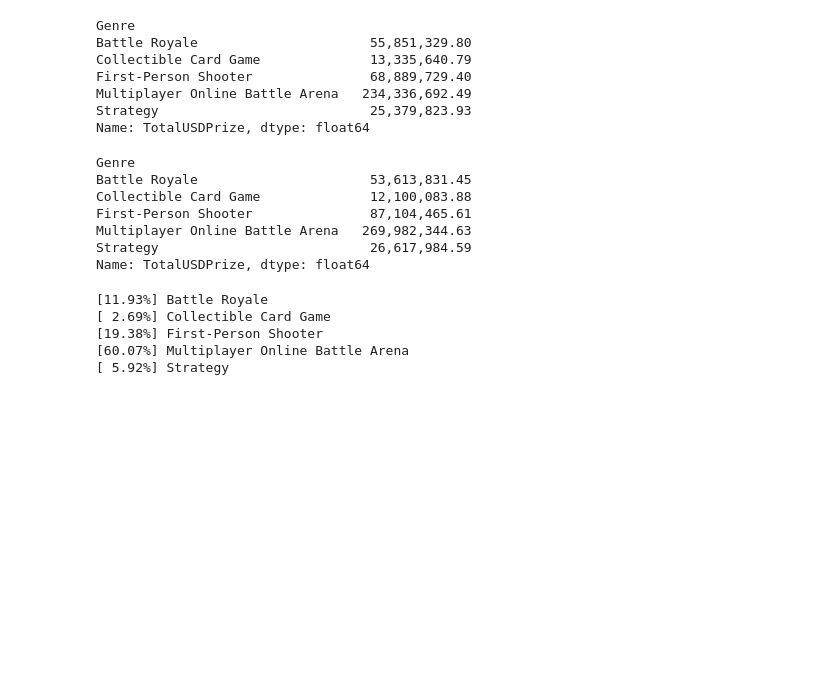
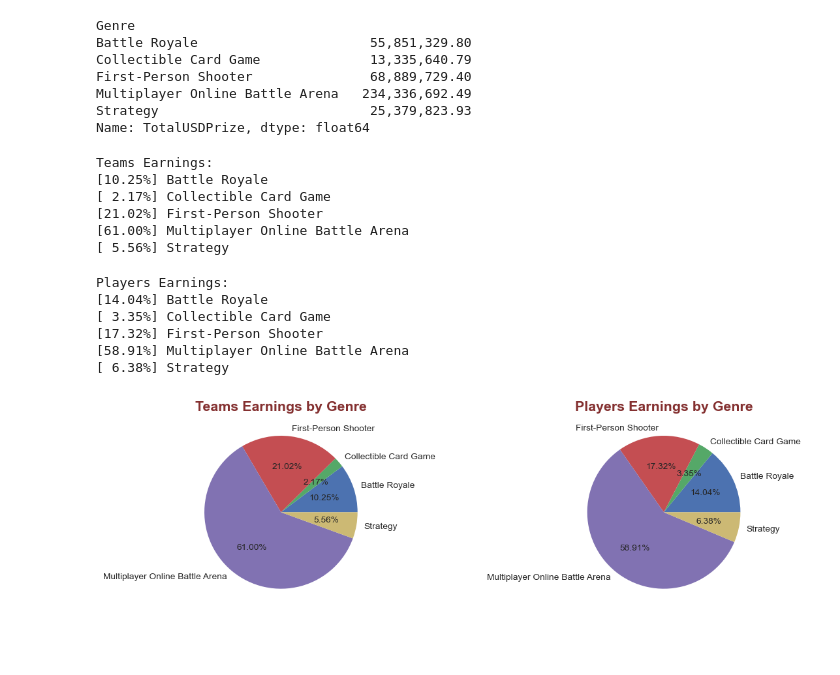
Before and after one commit to Teodor-Cristia/Portfolio, a Jupyter notebook: 3. eSports Earnings/Data Analysis in Jupyter Notebook.ipynb, the cells around one changed output. Drawn from its saved outputs; the diff is of its cells as text; code cells hidden in the pictures; blank space fills up the shorter version.

```diff
--- a/3. eSports Earnings/Data Analysis in Jupyter Notebook.ipynb
+++ b/3. eSports Earnings/Data Analysis in Jupyter Notebook.ipynb
@@ -528,27 +526,60 @@ total_earnings_by_genre = (teams_groupedby_genre + players_groupedby_genre) / 2
-# %%
-total_earnings_by_genre
-# %% [output]
-Genre
-Battle Royale                      53,613,831.45
-Collectible Card Game              12,100,083.88
-First-Person Shooter               87,104,465.61
-Multiplayer Online Battle Arena   269,982,344.63
-Strategy                           26,617,984.59
-Name: TotalUSDPrize, dtype: float64
 # %%
-for idx, value in enumerate(total_earnings_by_genre):
-    percent = str(round(value / total_earnings_by_genre.sum() * 100, 2)) + '%'
+print('Teams Earnings:')
+teams_genre = pd.Series(dtype=float)
+for idx, value in enumerate(teams_groupedby_genre):
+    percent = round(value / teams_groupedby_genre.sum() * 100, 2)
 
-    if len(percent.split('.')[0]) == 2:
-        print('[{1}] {0}'.format(total_earnings_by_genre.index[idx], percent))
+    teams_genre.loc[teams_groupedby_genre.index[idx]] = percent
+
+    if len(str(percent).split('.')[0]) == 2:
+        print('[{1:.2f}%] {0}'.format(teams_groupedby_genre.index[idx], percent))
     else:
-        print('[ {1}] {0}'.format(total_earnings_by_genre.index[idx], percent))
+        print('[ {1:.2f}%] {0}'.format(teams_groupedby_genre.index[idx], percent))
 # %% [output]
-[11.93%] Battle Royale
-[ 2.69%] Collectible Card Game
-[19.38%] First-Person Shooter
-[60.07%] Multiplayer Online Battle Arena
-[ 5.92%] Strategy
+Teams Earnings:
+[10.25%] Battle Royale
+[ 2.17%] Collectible Card Game
+[21.02%] First-Person Shooter
+[61.00%] Multiplayer Online Battle Arena
+[ 5.56%] Strategy
+# %%
+print('Players Earnings:')
+players_genre = pd.Series(dtype=float)
+for idx, value in enumerate(players_groupedby_genre):
+    percent = round(value / players_groupedby_genre.sum() * 100, 2)
+
+    players_genre.loc[players_groupedby_genre.index[idx]] = percent
+
+    if len(str(percent).split('.')[0]) == 2:
+        print('[{1:.2f}%] {0}'.format(players_groupedby_genre.index[idx], percent))
+    else:
+        print('[ {1:.2f}%] {0}'.format(players_groupedby_genre.index[idx], percent))
+# %% [output]
+Players Earnings:
+[14.04%] Battle Royale
+[ 3.35%] Collectible Card Game
+[17.32%] First-Person Shooter
+[58.91%] Multiplayer Online Battle Arena
+[ 6.38%] Strategy
+# %%
+fig, axs = plt.subplots(nrows=1, ncols=2, figsize=(10,5), dpi=110)
+fig.subplots_adjust(left=0.2,
+                    bottom=0,
+                    right=1,
+                    top=1,
+                    wspace=1)
+
+
+axs[0].pie(teams_genre, autopct='%.2f%%', labels=teams_genre.index, textprops={'size':9})
+axs[0].set_title('Teams Earnings by Genre', color='#843030', fontsize=14, fontweight='bold')
+
+
+axs[1].pie(players_genre, autopct='%.2f%%', labels=teams_genre.index, textprops={'size':9})
+axs[1].set_title('Players Earnings by Genre', color='#843030', fontsize=14, fontweight='bold')
+
+plt.show()
+# %% [output]
+[figure, added]
 # %% [markdown]
 #
 # %% [markdown]
```
Also changed, not shown: parts of 14 cells of this notebook.
